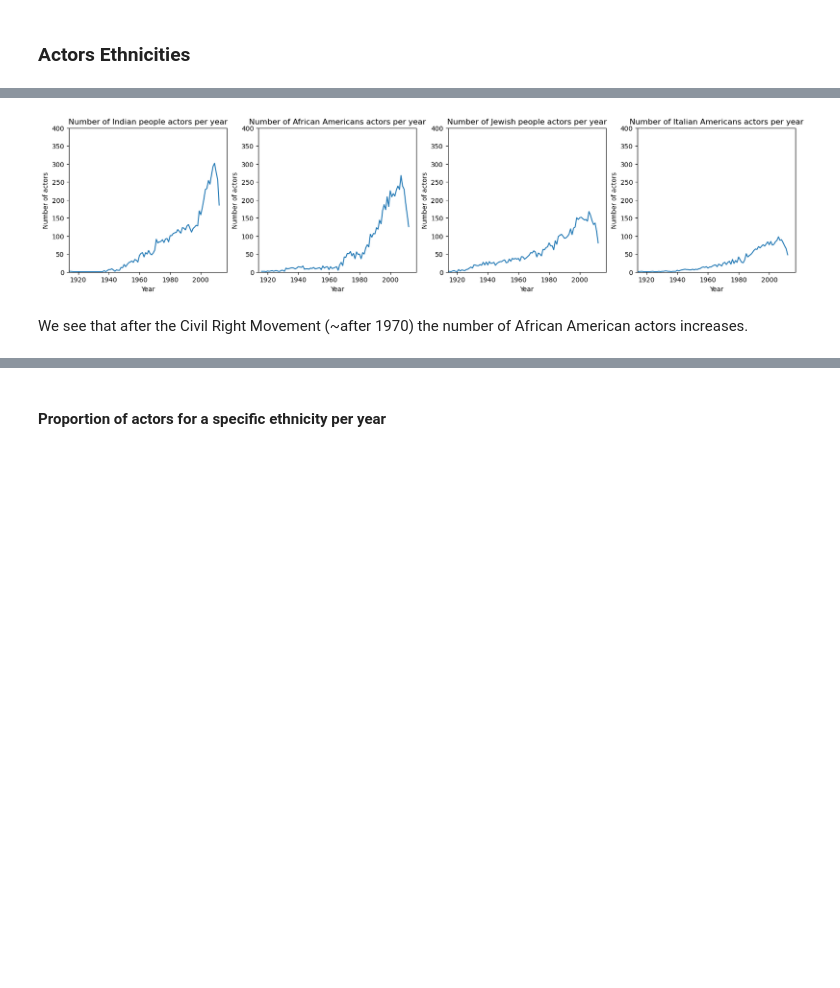
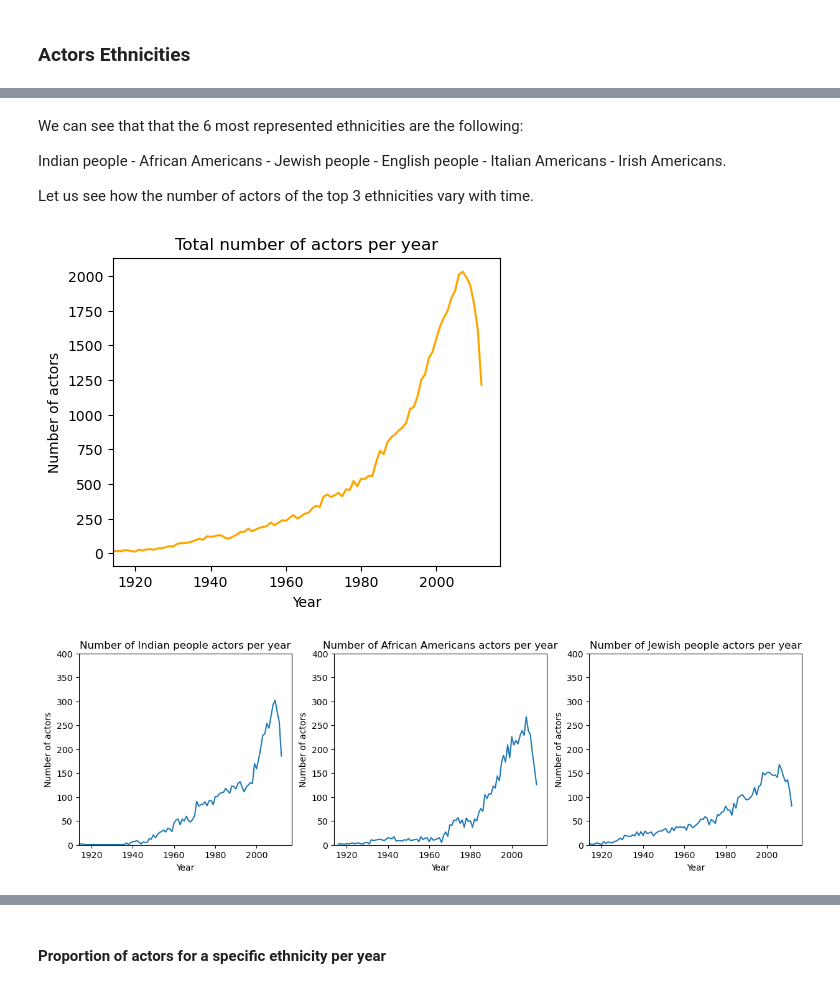
Before and after one commit to epfl-ada/ada-2023-project-pandateam23, a Jupyter notebook: Pico-Andre_.ipynb, the cells around one changed output, grey strips where cells are left out. Drawn from its saved outputs; the diff is of its cells as text; code cells hidden in the pictures; blank space fills up the shorter version.

```diff
--- a/Pico-Andre_.ipynb
+++ b/Pico-Andre_.ipynb
@@ -62,0 +95,12 @@ IMDb_title = pd.read_csv('./data/IMDB/title.basics.tsv', sep='\t')
+# %%
+character = pd.read_csv(MOVIESUMMARIES_CHARACTERS_PATH, sep='\t', header=None)
+movie = pd.read_csv(MOVIESUMMARIES_MOVIE_PATH, sep='\t', header=None)
+plot_summaries = pd.read_csv(MOVIESUMMARIES_PLOT_PATH, sep='\t', header=None)
+IMDb_ratings = pd.read_csv(IMDBb_RATINGS_PATH, sep='\t')
+TheMoviesDataset = pd.read_csv(MOVIES_DATASET_PATH)
+mojo_int1000 = pd.read_csv(MOJO_INT_PATH, sep='\t')
+mojo_us1000 = pd.read_csv(MOJO_US_PATH, sep='\t')
+inflation = pd.read_excel(INFLATION_PATH, sheet_name='hcpi_a')
+
+#akas.tsv being filed as corrupted by Google, we load it locally
+IMDb_data = pd.read_csv('./data/IMDb/title.akas.tsv', sep='\t', dtype={7: str})
@@ -1459,7 +1471,7 @@ for json_name, ethnicity_name in zip(JSON_NAMES, ETHNICITY_NAMES):
     mask = (actor_ethnicity_year['Actor ethnicity'] == '') & (actor_ethnicity_year['Actor Name'].isin(ethnicity_actors))
     actor_ethnicity_year.loc[mask, 'Actor ethnicity'] = ethnicity_name
 
-    mask = (general_recog_ethnicity['Actor ethnicity'] == '') & (general_recog_ethnicity['actor_name'].isin(ethnicity_actors))
+    mask = (general_recog_ethnicity['Actor ethnicity'] == '') & (general_recog_ethnicity['Actor Name'].isin(ethnicity_actors))
     general_recog_ethnicity.loc[mask, 'Actor ethnicity'] = ethnicity_name
 # %%
 missing_data_after = general_recog_ethnicity[general_recog_ethnicity['Actor ethnicity'] == ''].shape[0]
@@ -1496,0 +1499,8 @@ ETHNICITIES = ['Indian people', 'African Americans', 'Jewish people', 'Italian A
+# %%
+# Group by ethnicity and count occurrences
+ethnicity_counts = actor_ethnicity_year['Actor ethnicity'].value_counts()
+
+# Get the top 10 ethnicities
+n=6
+top_n_ethnicities = ethnicity_counts.head(n)
+top_n_ethnicities
@@ -1497,18 +1515,37 @@ ETHNICITIES = ['Indian people', 'African Americans', 'Jewish people', 'Italian A
+# %% [markdown]
+We can see that that the 6 most represented ethnicities are the following:
+
+Indian people - African Americans - Jewish people - English people - Italian Americans - Irish Americans.
+
+Let us see how the number of actors of the top 3 ethnicities vary with time.
 # %%
-length = len(ETHNICITIES)
-fig, axes = plt.subplots(1, length, figsize=(5*length, 4))
+top_3_ethnicities = ethnicity_counts.head(3)
 
-for idx, eth in enumerate(ETHNICITIES):
+plt.figure(figsize=(5, 4))
+
+nb_ethnicity_actors_per_year = actor_ethnicity_year.groupby(['Year']).size()
+nb_ethnicity_actors_per_year.plot(color='orange')
+
+plt.title(f"Total number of actors per year")
+plt.xlabel("Year")
+plt.xlim(1914, 2017)
+plt.ylabel("Number of actors")
+
+
+length = len(top_3_ethnicities)
+fig, axes = plt.subplots(1, length, figsize=(5*(length), 4))
+
+
+for idx, eth in enumerate(top_3_ethnicities.index):
     ethnicity_actors = actor_ethnicity_year[actor_ethnicity_year['Actor ethnicity'] == eth]
     nb_ethnicity_actors_per_year = ethnicity_actors.groupby(['Year']).size()
     nb_ethnicity_actors_per_year.plot(ax=axes[idx])
 
     axes[idx].set_title(f"Number of {eth} actors per year")
     axes[idx].set_xlabel("Year")
     axes[idx].set_xlim(1914, 2017)
     axes[idx].set_ylabel("Number of actors")
     axes[idx].set_ylim(0, 400)
 # %% [output]
-[figure, old version]
+[figure, new version]
+[figure, added]
-# %% [markdown]
-We see that after the Civil Right Movement (~after 1970) the number of African American actors increases.
```
Also changed, not shown: parts of 53 cells of this notebook.
